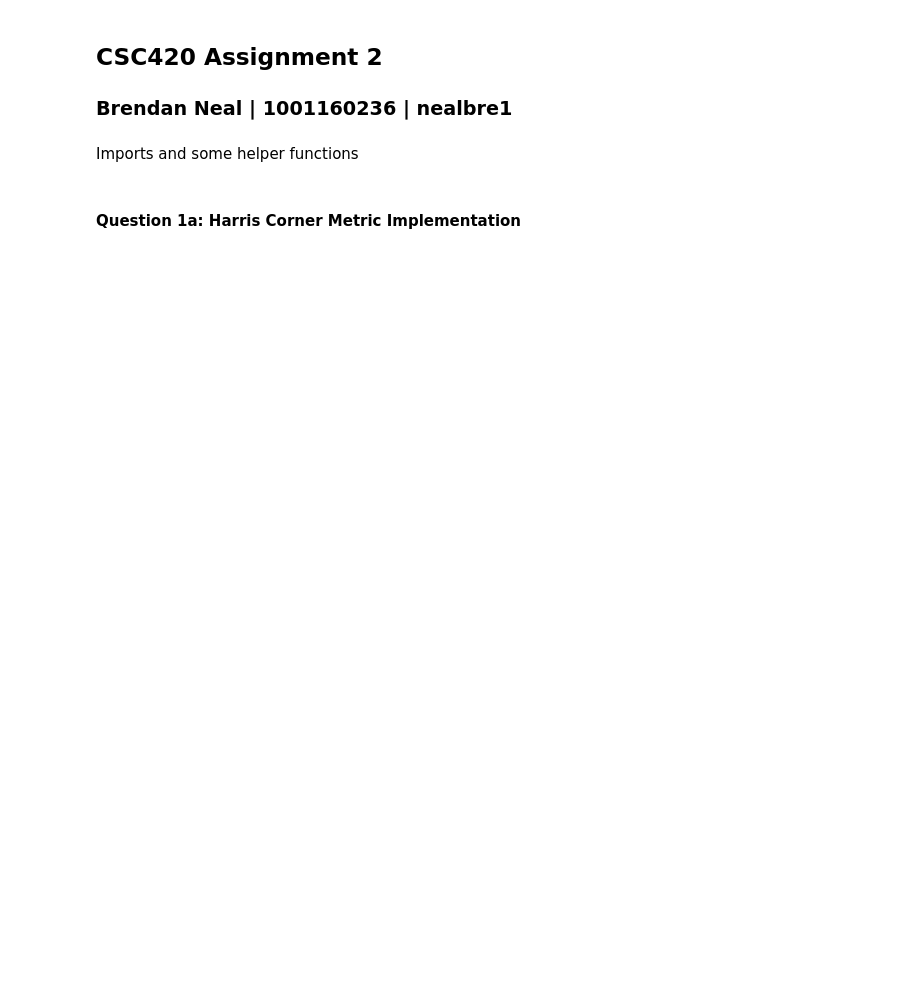
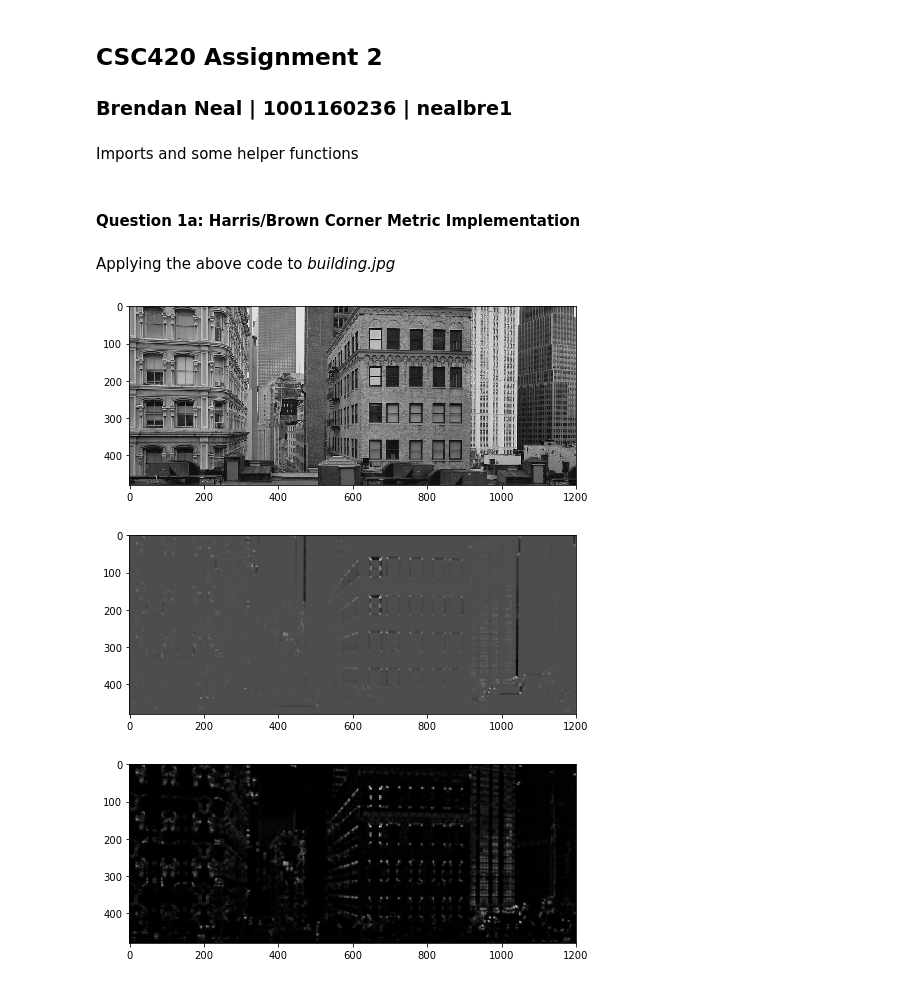
Before and after one commit to br3nd4nn34l/CSC420-Fall-2018, a Jupyter notebook: assignments/a2/a2.ipynb, the cells around one changed output. Drawn from its saved outputs; the diff is of its cells as text; code cells hidden in the pictures; blank space fills up the shorter version.

```diff
--- a/assignments/a2/a2.ipynb
+++ b/assignments/a2/a2.ipynb
@@ -29,5 +30,5 @@ def display_image(img, file_name=None):
     if file_name:
         cv.imwrite(file_name, norm_img)
 # %% [markdown]
-#### Question 1a: Harris Corner Metric Implementation
+#### Question 1a: Harris/Brown Corner Metric Implementation
 # %%
@@ -69,0 +76,15 @@ def r_harris(img, k):
+# %% [markdown]
+Applying the above code to *building.jpg*
+# %%
+building = cv.imread("building.jpg", cv.IMREAD_GRAYSCALE).astype(np.float32)
+display_image(building)
+
+harris_building = harris_corners(building, 0.05)
+display_image(harris_building, "q1A-harris-output.jpg")
+
+brown_building = brown_corners(building)
+display_image(brown_building, "q1A-brown-output.jpg")
+# %% [output]
+[figure, added]
+[figure, added]
+[figure, added]
```
Also changed, not shown: parts of 14 cells of this notebook, 5 other files.
